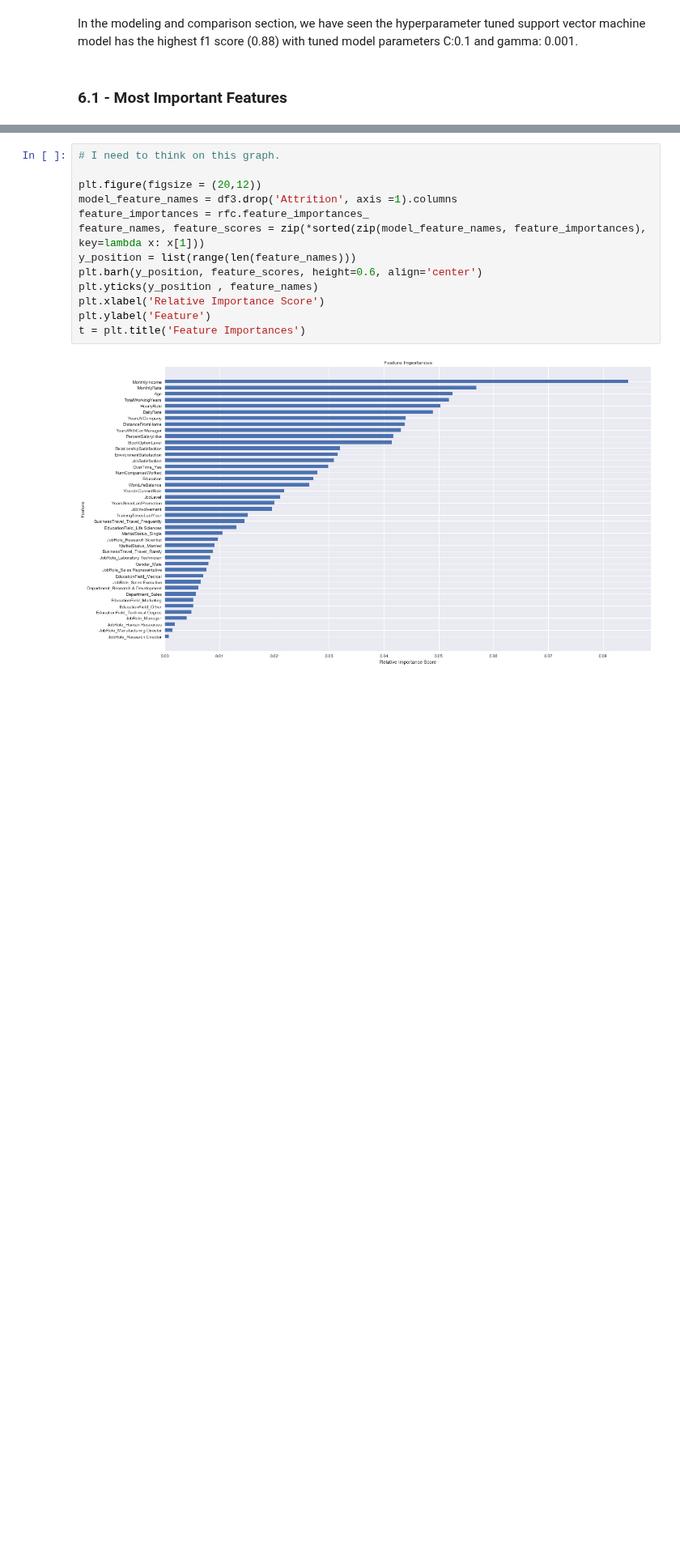
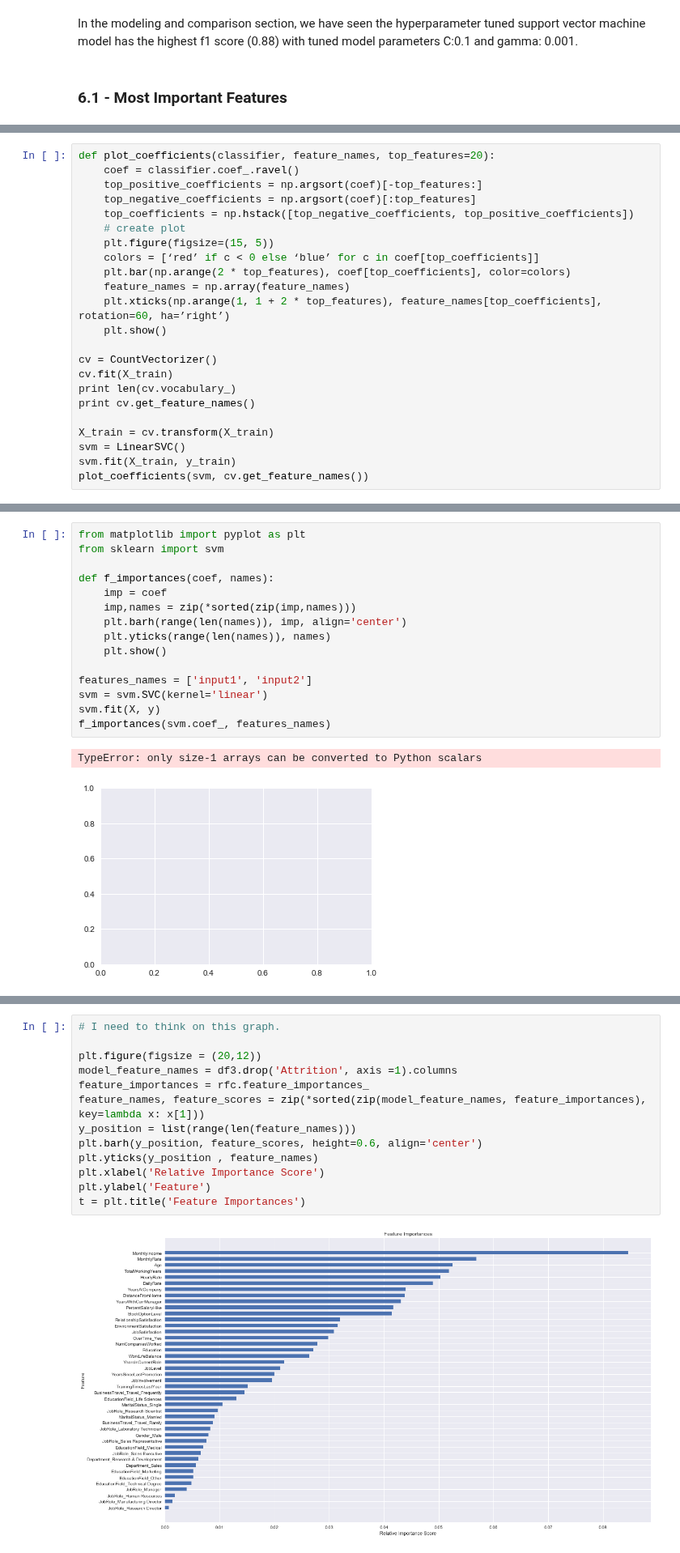
Before and after one commit to ShiningData/Capstone_Project-IBM_HR_Analytics, a Jupyter notebook: HR Analytics Employee Attrition and Performance.ipynb, the cells around one changed output, grey strips where cells are left out. Shown at 81% size. Cells and saved outputs as stored; diff of their text form; blank space fills up the shorter version.

```diff
--- a/HR Analytics Employee Attrition and Performance.ipynb
+++ b/HR Analytics Employee Attrition and Performance.ipynb
@@ -2378,0 +2394,23 @@ In the modeling and comparison section, we have seen the hyperparameter tuned su
+# %%
+def plot_coefficients(classifier, feature_names, top_features=20):
+    coef = classifier.coef_.ravel()
+    top_positive_coefficients = np.argsort(coef)[-top_features:]
+    top_negative_coefficients = np.argsort(coef)[:top_features]
+    top_coefficients = np.hstack([top_negative_coefficients, top_positive_coefficients])
+    # create plot
+    plt.figure(figsize=(15, 5))
+    colors = [‘red’ if c < 0 else ‘blue’ for c in coef[top_coefficients]]
+    plt.bar(np.arange(2 * top_features), coef[top_coefficients], color=colors)
+    feature_names = np.array(feature_names)
+    plt.xticks(np.arange(1, 1 + 2 * top_features), feature_names[top_coefficients], rotation=60, ha=’right’)
+    plt.show()
+
+cv = CountVectorizer()
+cv.fit(X_train)
+print len(cv.vocabulary_)
+print cv.get_feature_names()
+
+X_train = cv.transform(X_train)
+svm = LinearSVC()
+svm.fit(X_train, y_train)
+plot_coefficients(svm, cv.get_feature_names())
@@ -2378,0 +2419,18 @@ In the modeling and comparison section, we have seen the hyperparameter tuned su
+# %%
+from matplotlib import pyplot as plt
+from sklearn import svm
+
+def f_importances(coef, names):
+    imp = coef
+    imp,names = zip(*sorted(zip(imp,names)))
+    plt.barh(range(len(names)), imp, align='center')
+    plt.yticks(range(len(names)), names)
+    plt.show()
+
+features_names = ['input1', 'input2']
+svm = svm.SVC(kernel='linear')
+svm.fit(X, y)
+f_importances(svm.coef_, features_names)
+# %% [output]
+TypeError: only size-1 arrays can be converted to Python scalars
+[figure, added]
```
Also changed, not shown: parts of 48 cells of this notebook.
